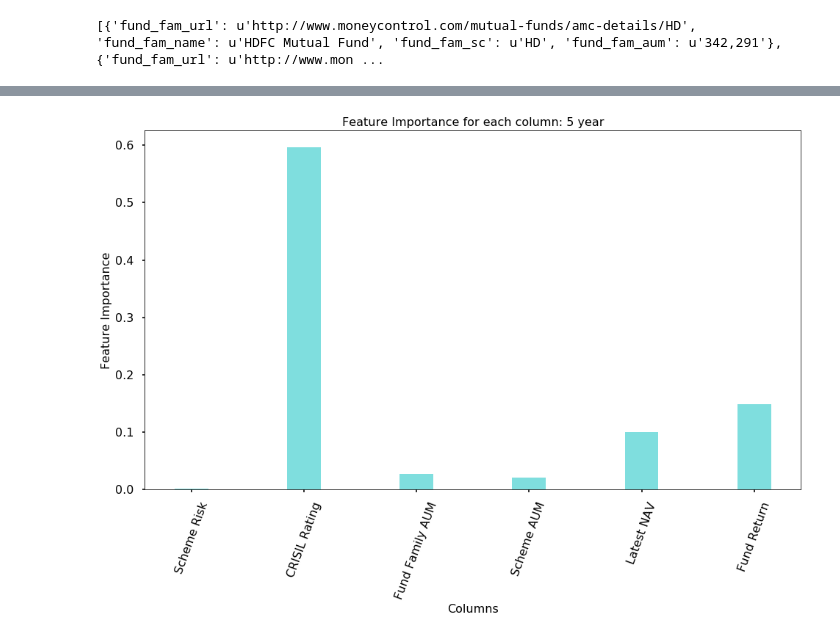
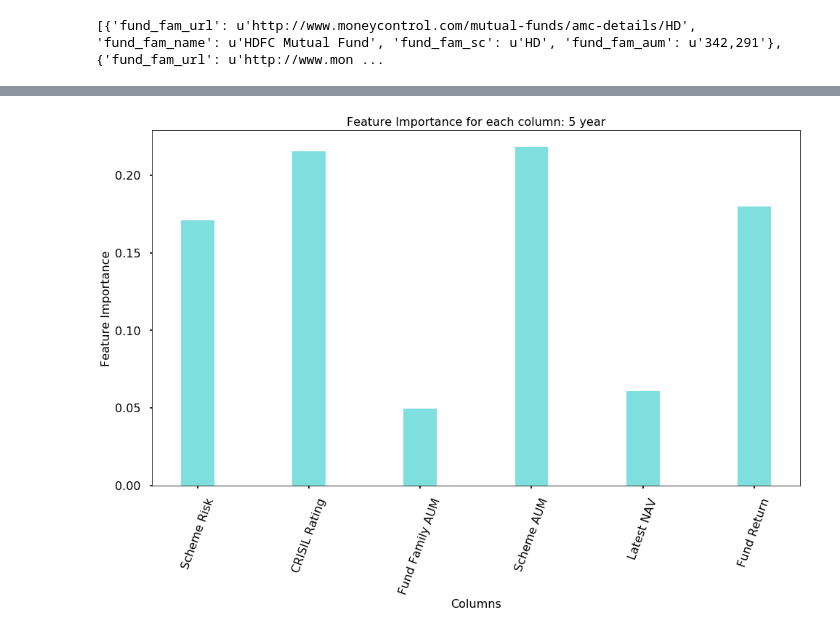
Before and after one commit to ST7677/Mutual-Funds, a Jupyter notebook: MutualFunds.ipynb, the cells around one changed output, grey strips where cells are left out. Drawn from its saved outputs; the diff is of its cells as text; code cells hidden in the pictures.

```diff
--- a/MutualFunds.ipynb
+++ b/MutualFunds.ipynb
@@ -590,4 +465,4 @@ Yp_6m = np.array( [scheme['calc_label_6m'] for scheme in f_schemes] )
 Yp_1yr = np.array( [scheme['calc_label_1yr'] for scheme in f_schemes] )
 Yp_2yr = np.array( [scheme['calc_label_2yr'] for scheme in f_schemes] )
 Yp_3yr = np.array( [scheme['calc_label_3yr'] for scheme in f_schemes] )
-Yp_5y = np.array( [scheme['calc_label_5y'] for scheme in f_schemes] )
+Yp_5yr = np.array( [scheme['calc_label_5yr'] for scheme in f_schemes] )
@@ -1007,44 +799,44 @@ sns.set_context('poster')
 ##
 # 1 week:
 ##
-# Train random forest classifier with the optimal 27 estimators
+# Train random forest classifier with the optimal 10 estimators
 ##
 
-clfe_1wk = sklearn.ensemble.RandomForestClassifier( n_estimators = 27)
+clfe_1wk = sklearn.ensemble.RandomForestClassifier( n_estimators = 10)
 clfe_1wk = clfe_1wk.fit( Xv_1wk[:1000, :], Yp_1wk[:1000] )
 
 
 ##
 # 1 month:
 ##
-# Train random forest classifier with the optimal 27 estimators
+# Train random forest classifier with the optimal 12 estimators
 ##
 
-clfe_1m = sklearn.ensemble.RandomForestClassifier( n_estimators = 27)
+clfe_1m = sklearn.ensemble.RandomForestClassifier( n_estimators = 12)
 clfe_1m = clfe_1m.fit( Xv_1m[:1000, :], Yp_1m[:1000] )
 
 ##
 # 3 month:
 ##
-# Train random forest classifier with the optimal 3 estimators
+# Train random forest classifier with the optimal 6 estimators
 ##
-clfe_3m = sklearn.ensemble.RandomForestClassifier( n_estimators = 3)
+clfe_3m = sklearn.ensemble.RandomForestClassifier( n_estimators = 6)
 clfe_3m = clfe_3m.fit( Xv_3m[:1000, :], Yp_3m[:1000] )
 
 ##
 # 6 month:
 ##
-# Train random forest classifier with the optimal 2 estimators
+# Train random forest classifier with the optimal 14 estimators
 ##
-clfe_6m = sklearn.ensemble.RandomForestClassifier( n_estimators = 2)
+clfe_6m = sklearn.ensemble.RandomForestClassifier( n_estimators = 14)
 clfe_6m = clfe_6m.fit( Xv_6m[:1000, :], Yp_6m[:1000] )
 
 ##
 # 1 year:
 ##
-# Train random forest classifier with the optimal 20 estimators
+# Train random forest classifier with the optimal 4 estimators
 ##
-clfe_1yr = sklearn.ensemble.RandomForestClassifier( n_estimators = 20)
+clfe_1yr = sklearn.ensemble.RandomForestClassifier( n_estimators = 4)
 clfe_1yr = clfe_1yr.fit( Xv_1yr[:1000, :], Yp_1yr[:1000] )
 
 ##
@@ -1058,18 +850,18 @@ clfe_2yr = clfe_2yr.fit( Xv_2yr[:1000, :], Yp_2yr[:1000] )
 ##
 # 3 year:
 ##
-# Train random forest classifier with the optimal 3 estimators
+# Train random forest classifier with the optimal 4 estimators
 ##
-clfe_3yr = sklearn.ensemble.RandomForestClassifier( n_estimators = 3)
+clfe_3yr = sklearn.ensemble.RandomForestClassifier( n_estimators = 4)
 clfe_3yr = clfe_3yr.fit( Xv_3yr[:1000, :], Yp_3yr[:1000] )
 
 ##
 # 5 year:
 ##
-# Train random forest classifier with the optimal 20 estimators
+# Train random forest classifier with the optimal 6 estimators
 ##
-clfe_5y = sklearn.ensemble.RandomForestClassifier( n_estimators = 20)
-clfe_5y = clfe_5y.fit( Xv_5y[:1000, :], Yp_5y[:1000] )
+clfe_5yr = sklearn.ensemble.RandomForestClassifier( n_estimators = 6)
+clfe_5yr = clfe_5yr.fit( Xv_5yr[:1000, :], Yp_5yr[:1000] )
 
 
 
@@ -1081,7 +873,7 @@ imp_feature_6m = clfe_6m.feature_importances_
 imp_feature_1yr = clfe_1yr.feature_importances_
 imp_feature_2yr = clfe_2yr.feature_importances_
 imp_feature_3yr = clfe_3yr.feature_importances_
-imp_feature_5y = clfe_5y.feature_importances_
+imp_feature_5yr = clfe_5yr.feature_importances_
 
 #get column names
 columns = ['Scheme Risk',
@@ -1101,7 +893,7 @@ print imp_feature_6m
 print imp_feature_1yr
 print imp_feature_2yr
 print imp_feature_3yr
-print imp_feature_5y
+print imp_feature_5yr
 
 
 # Plot feature importances for each time frame
@@ -1237,20 +1030,20 @@ plt.show()
 # %%
 # 5 year
 plt.figure( figsize = (16, 9) )
 plt.bar(index,
-        np.delete( imp_feature_5y, [6,7]),
+        np.delete( imp_feature_5yr, [6,7]),
         bar_width,
         alpha=opacity,
         color='c',
         label='')
 
 plt.xlabel('Columns', fontsize =16)
 plt.ylabel('Feature Importance', fontsize =16)
 plt.title('Feature Importance for each column: 5 year', fontsize = 16)
 plt.xticks(index, np.delete(columns, [6,7]), rotation = 70)
 plt.show()
 # %% [output]
-[figure, old version]
+[figure, new version]
 # %%
 ##
 # Predict good and bad fund based on Random Forest Classification
```
Also changed, not shown: parts of 42 cells of this notebook.
